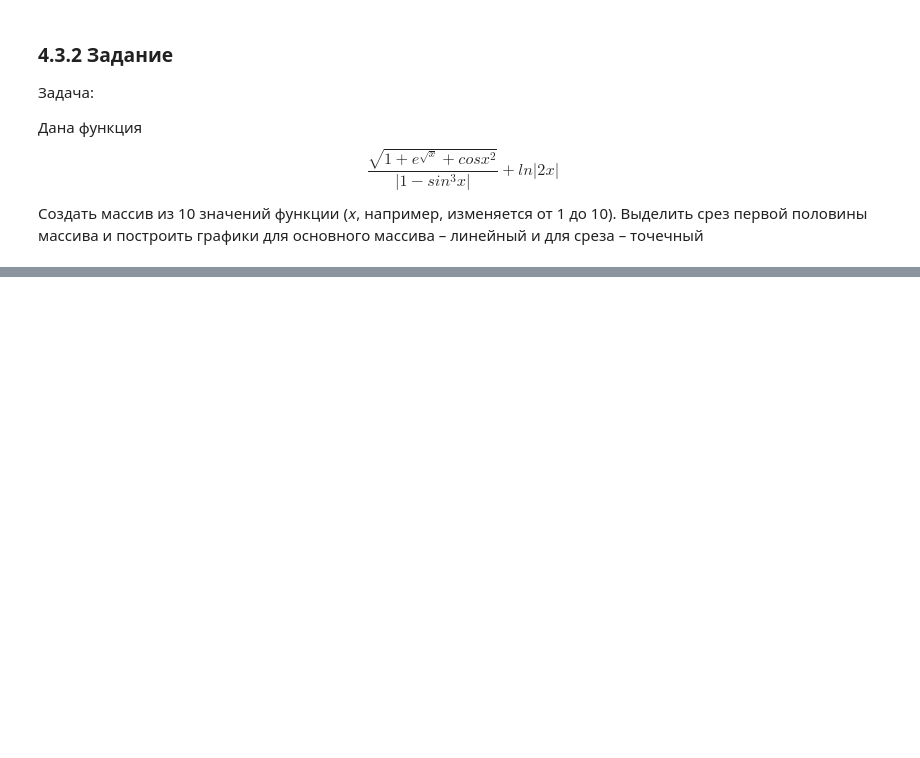
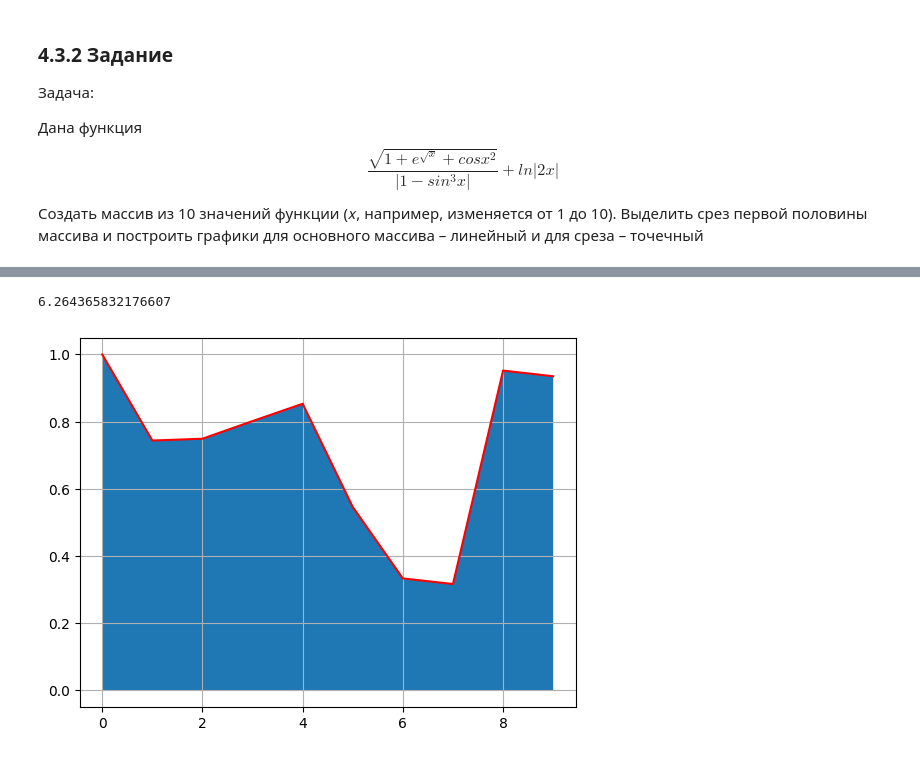
Before and after one commit to sergkhr/VUZai, a Jupyter notebook: First/Khrechko_IKBO-03-21_First_Practice.ipynb, the cells around one changed output, grey strips where cells are left out. Saved outputs shown, nothing was run; the diff lists cells and outputs as text; code cells hidden in the pictures; blank space fills up the shorter version.

```diff
--- a/First/Khrechko_IKBO-03-21_First_Practice.ipynb
+++ b/First/Khrechko_IKBO-03-21_First_Practice.ipynb
@@ -370,0 +408,16 @@ $$
+# %%
+import numpy as np
+import matplotlib.pyplot as plt
+from scipy.integrate import simps
+from numpy import trapz
+x = np.arange(0, 10, 1)
+y = np.abs(np.cos(x*np.exp(np.cos(x)) + np.log(x+1)))
+plt.grid()
+plt.plot(x, y, c = "r")
+plt.fill_between(x, y)
+
+area = trapz(y)
+print(area)
+# %% [output]
+6.264365832176607
+[figure, added]
```
Also changed, not shown: parts of 6 cells of this notebook.
